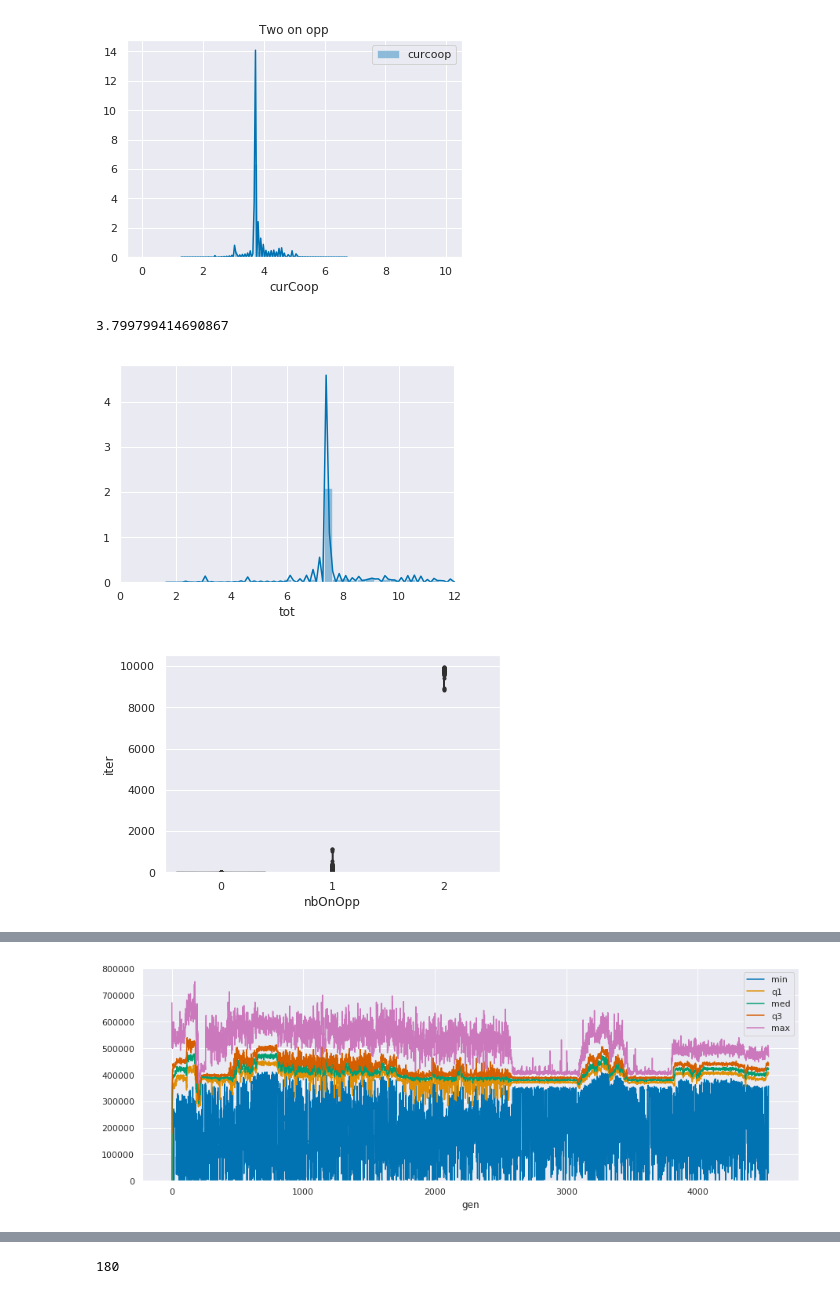
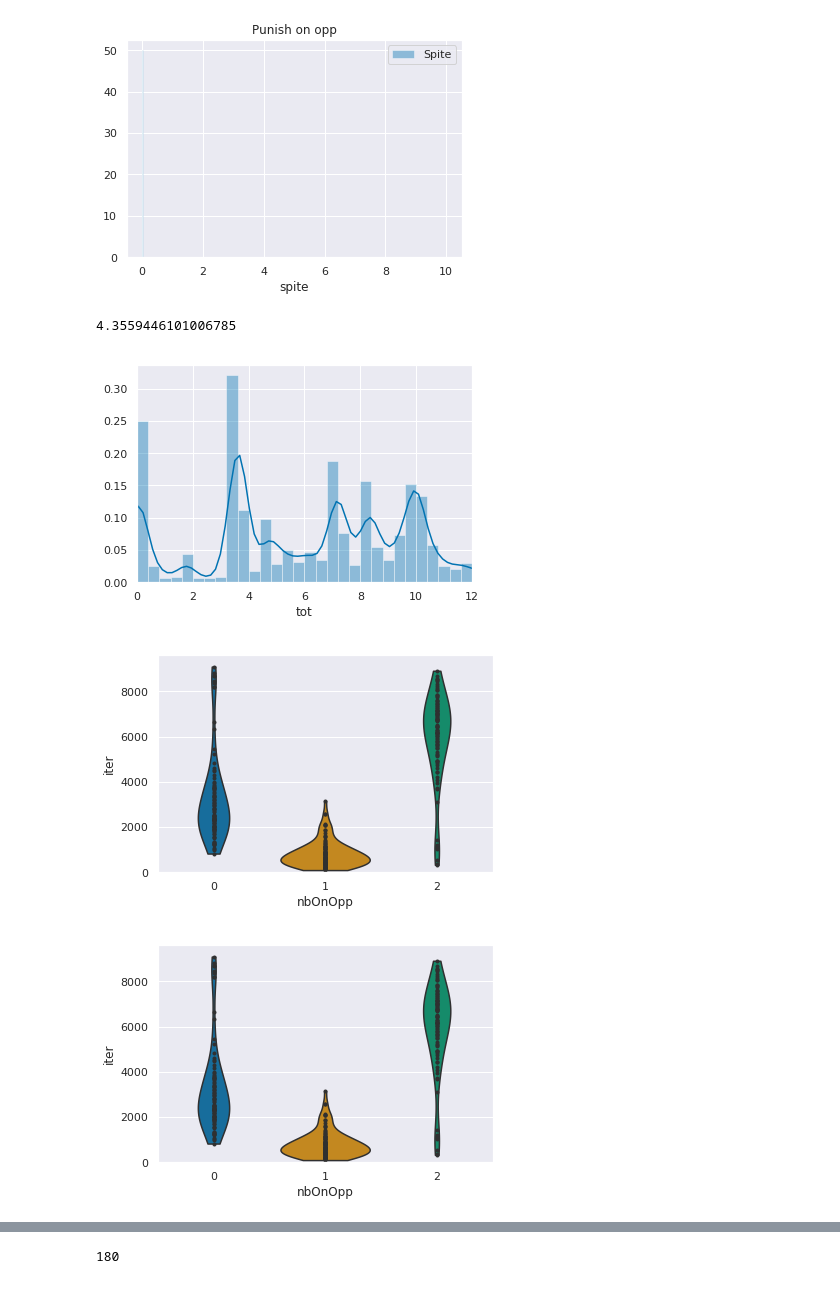
Before and after one commit to PaulEcoffet/roborobo3, a Jupyter notebook: roborobo3/notebooks/bigmodel ESS stat.ipynb, the cells around one changed output, grey strips where cells are left out. Cells and saved outputs as stored; diff of their text form; code cells hidden in the pictures.

```diff
--- a/roborobo3/notebooks/bigmodel ESS stat.ipynb
+++ b/roborobo3/notebooks/bigmodel ESS stat.ipynb
@@ -19,9 +19,14 @@ def read_csvx(path, *args, **kwargs):
         return pd.read_csv(path, *args, **kwargs)
 # %%
 #gens = [1499, 1999, 2499, 2999]
-gens = [3999]
-conds = sorted(list(glob(f'/data/logs/s2700-see-noizi-uniform-fit-2018-10-23-1710/**/rep00', recursive=True)))
-#conds = ['/data/logs/trash/izitpfit_logswitch/rep00']
+gens = [19999]
+conds = sorted(list(glob(f'/data/logs/med-sig-new-mut-small-decay-1000-2018-09-03-1437/**/rep00', recursive=True)))
+#conds = ['/data/logs/trash/oldschoolbm_rarereward/rep00/', '/data/logs/trash/oldschoolbm_rarereward2/rep00']
+
+#conds = ['/data/logs/trash/oldschool_rewardwhendisappear/rep00/', '/data/logs/trash/oldschool_rewardwhendisappear2/rep00']
+#conds = ['/data/logs/trash/oldschool_rewardwhendisappear2_fast/rep00', '/data/logs/trash/oldschool_rewardwhendisappear2_slow/rep00']
+
+conds = ['/data/logs/trash/oldschoolbm/rep00', '/data/logs/trash/oldschoolbm_twohiddenlayers/rep00']
 
 for cond in conds:
     try:
@@ -76,19 +81,21 @@ for cond in conds:
         ax2.set_ylim(0, 10)
         plt.show(fig)
 
+        try:
+            fig, ax1 = plt.subplots(1,1, sharex=True)
+            ax = ax1
+            on_opp = log.query('onOpp != 0 and nbOnOpp == 2').copy()
+            sns.distplot(on_opp['spite'], label="Spite", ax=ax)
+            ax.set_xlim(-0.5, 10.5)
+            #sns.distplot(on_opp['a'], label="ess")
+            ax.legend()
+            ax.set_title('Punish on opp')
+            plt.show(fig)
+            print(on_opp['curCoop'].mean())
 
-        fig, ax1 = plt.subplots(1,1, sharex=True)
-        ax = ax1
-        on_opp = log.query('onOpp != 0 and nbOnOpp == 2').copy()
-        sns.distplot(on_opp['curCoop'], label="curcoop", ax=ax)
-        ax.set_xlim(-0.5, 10.5)
-        #sns.distplot(on_opp['a'], label="ess")
-        ax.legend()
-        ax.set_title('Two on opp')
-        plt.show(fig)
-        print(on_opp['curCoop'].mean())
-
-        fig, ax = plt.subplots()
+            fig, ax = plt.subplots()
+        except:
+            print("no spite for this run")
 
         on_opp['tot'] = on_opp['meanTotal'] + on_opp['curCoop']
 
@@ -101,4 +108,16 @@ for cond in conds:
         sns.violinplot(data=log.groupby(['id', 'nbOnOpp'], as_index=False).count(), x='nbOnOpp', y='iter', ax=ax, cut=0, inner='points')
         ax.set_ylim((0, None))
         plt.show()
+
+        fig, ax = plt.subplots()
+        sns.violinplot(data=log.groupby(['id', 'nbOnOpp'], as_index=False).count(), x='nbOnOpp', y='iter', ax=ax, cut=0, inner='points')
+        ax.set_ylim((0, None))
+        plt.show()
+
+        fig, ax = plt.subplots()
+        log['bincoop'] = pd.cut(log['meanTotal'], bins=list(range(-1, 12)))
+        spenttime = log.query('onOpp != -1').groupby(['bincoop', 'id'], as_index=False)['iter'].count()
+        sns.violinplot(x='bincoop', y='iter', data=spenttime, ax=ax)
+        plt.ylim(0, 1000)
+        plt.show(fig)
 # %% [output]
@@ -109,4 +128,5 @@ gen: 3999
-[figure, old version]
+[figure, new version]
-3.799799414690867
+4.3559446101006785
-[figure, old version]
+[figure, new version]
-[figure, old version]
+[figure, new version]
+[figure, new version]
@@ -114 +134,0 @@ gen: 3999
-[figure, old version]
```
Also changed, not shown: parts of 4 cells of this notebook, 22 other files.
